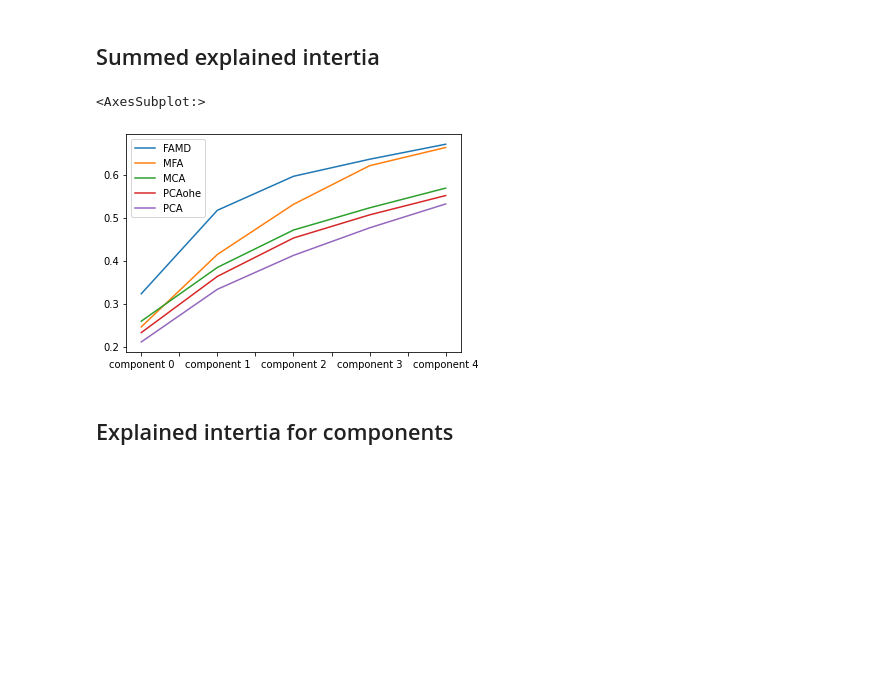
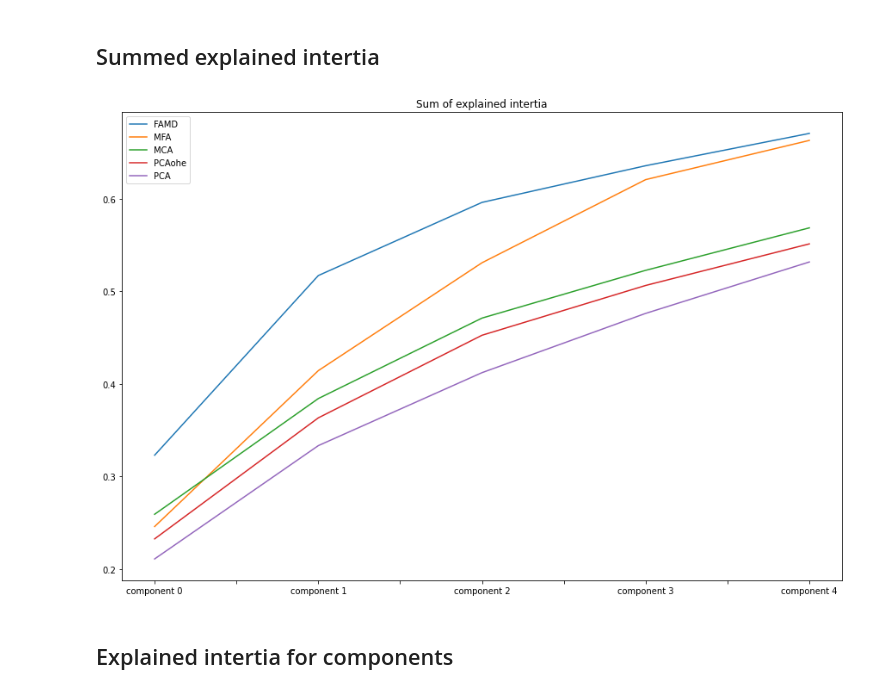
Before and after one commit to Vergenter/DataEmbeddingandVisualization, a Jupyter notebook: notebooks/analysis.ipynb, the cells around one changed output. Drawn from its saved outputs; the diff is of its cells as text; code cells hidden in the pictures; blank space fills up the shorter version.

```diff
--- a/notebooks/analysis.ipynb
+++ b/notebooks/analysis.ipynb
@@ -6,10 +6,10 @@ analysis = analysis.reindex(analysis.mean(axis=1).sort_values(ascending=False).i
 # %% [markdown]
 ## Summed explained intertia
 # %%
-analysis.T.cumsum().plot()
+analysis.T.cumsum().plot(title="Sum of explained intertia",figsize=(15,10))
+pass
 # %% [output]
-<AxesSubplot:>
-[figure, old version]
+[figure, new version]
 # %% [markdown]
 ## Explained intertia for components
 # %%
```
Also changed, not shown: parts of 4 cells of this notebook.
